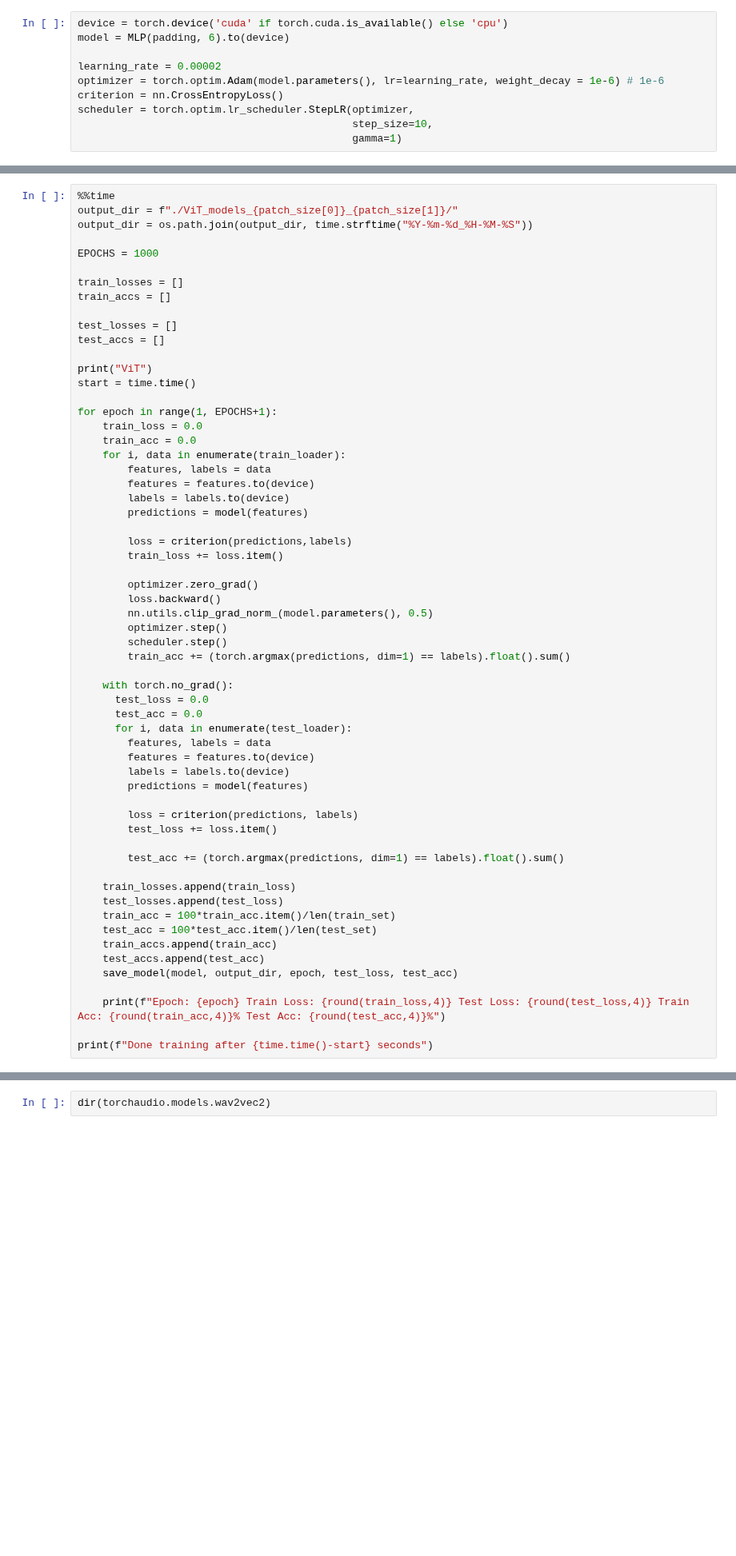
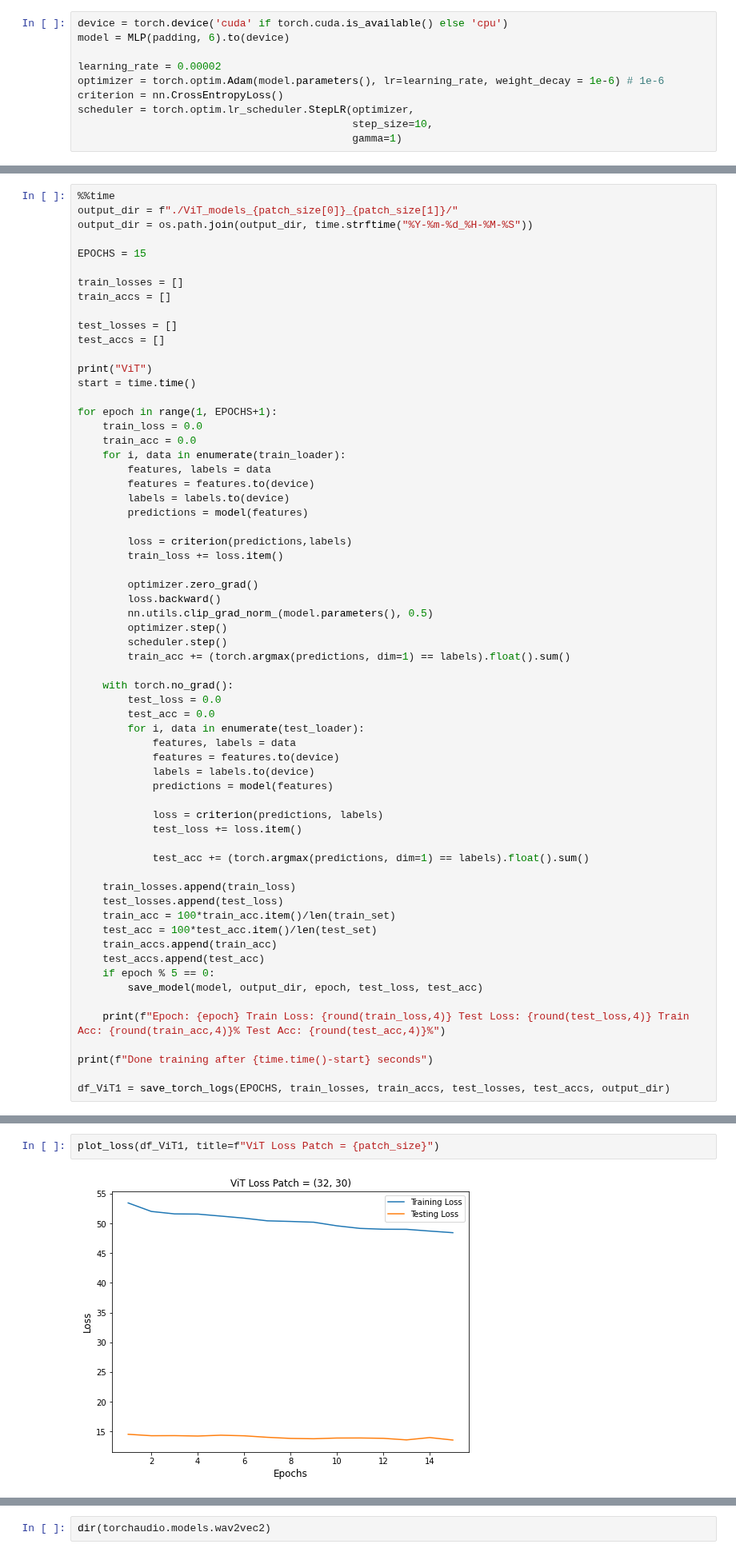
Before and after one commit to pakdaniel/DataMiningFinal, a Jupyter notebook: DataMiningFinal.ipynb, the cells around one changed output, grey strips where cells are left out. Shown at 80% size. Saved outputs shown, nothing was run; the diff lists cells and outputs as text; blank space fills up the shorter version.

```diff
--- a/DataMiningFinal.ipynb
+++ b/DataMiningFinal.ipynb
@@ -744,7 +774,7 @@ scheduler = torch.optim.lr_scheduler.StepLR(optimizer,
 output_dir = f"./ViT_models_{patch_size[0]}_{patch_size[1]}/"
 output_dir = os.path.join(output_dir, time.strftime("%Y-%m-%d_%H-%M-%S"))
 
-EPOCHS = 1000
+EPOCHS = 15
 
 train_losses = []
 train_accs = []
@@ -775,18 +805,18 @@ for epoch in range(1, EPOCHS+1):
         train_acc += (torch.argmax(predictions, dim=1) == labels).float().sum()
 
     with torch.no_grad():
-      test_loss = 0.0
-      test_acc = 0.0
-      for i, data in enumerate(test_loader):
-        features, labels = data
-        features = features.to(device)
-        labels = labels.to(device)
-        predictions = model(features)
+        test_loss = 0.0
+        test_acc = 0.0
+        for i, data in enumerate(test_loader):
+            features, labels = data
+            features = features.to(device)
+            labels = labels.to(device)
+            predictions = model(features)
 
-        loss = criterion(predictions, labels)
-        test_loss += loss.item()
+            loss = criterion(predictions, labels)
+            test_loss += loss.item()
 
-        test_acc += (torch.argmax(predictions, dim=1) == labels).float().sum()
+            test_acc += (torch.argmax(predictions, dim=1) == labels).float().sum()
 
     train_losses.append(train_loss)
     test_losses.append(test_loss)
@@ -794,10 +824,13 @@ for epoch in range(1, EPOCHS+1):
     test_acc = 100*test_acc.item()/len(test_set)
     train_accs.append(train_acc)
     test_accs.append(test_acc)
-    save_model(model, output_dir, epoch, test_loss, test_acc)
+    if epoch % 5 == 0:
+        save_model(model, output_dir, epoch, test_loss, test_acc)
 
     print(f"Epoch: {epoch} Train Loss: {round(train_loss,4)} Test Loss: {round(test_loss,4)} Train Acc: {round(train_acc,4)}% Test Acc: {round(test_acc,4)}%")
 
 print(f"Done training after {time.time()-start} seconds")
+
+df_ViT1 = save_torch_logs(EPOCHS, train_losses, train_accs, test_losses, test_accs, output_dir)
 # %% [output]
 ViT
@@ -819,0 +855,4 @@ Wall time: 1h 42min 13s
+# %%
+plot_loss(df_ViT1, title=f"ViT Loss Patch = {patch_size}")
+# %% [output]
+[figure, added]
```
Also changed, not shown: parts of 34 cells of this notebook.
